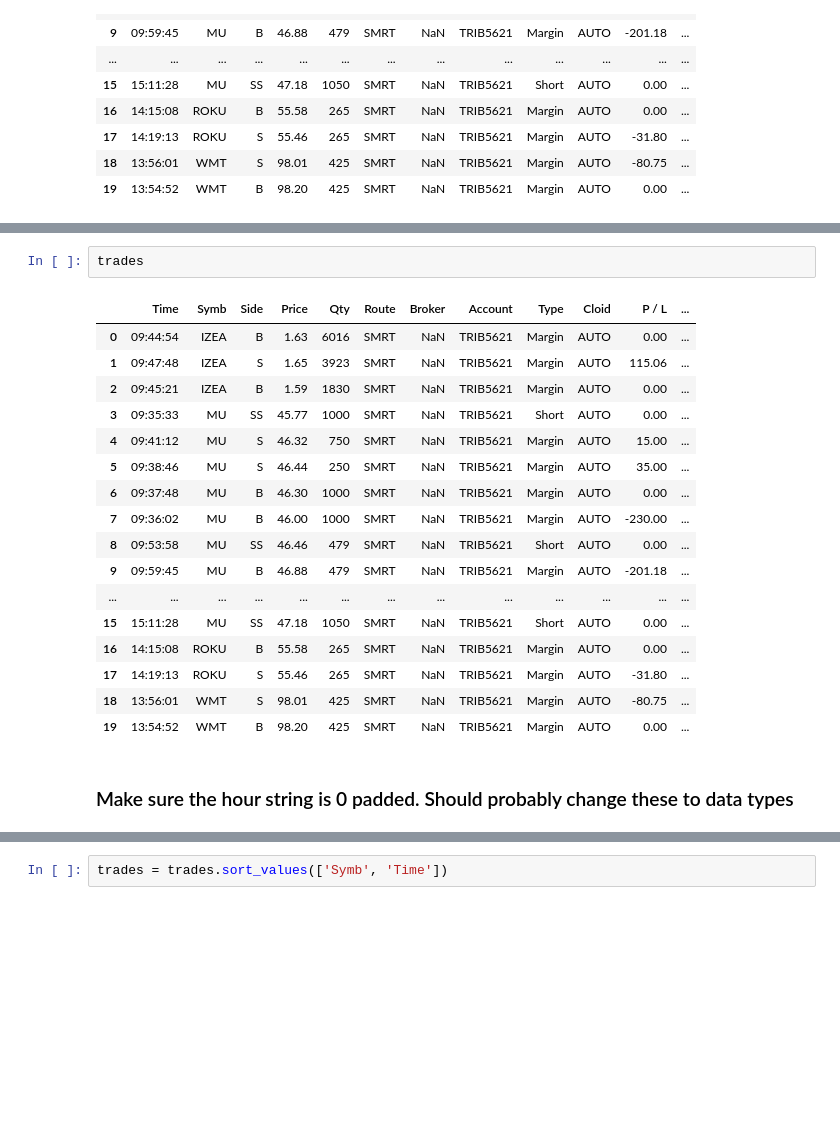
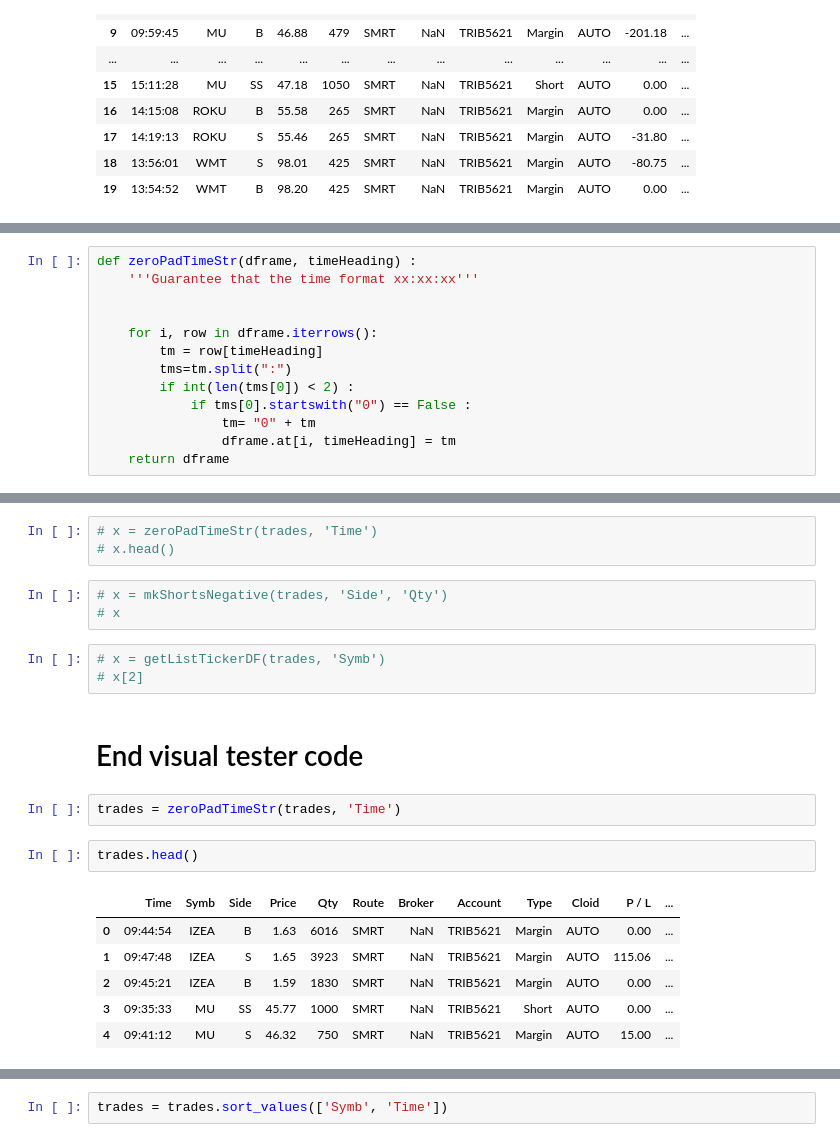
Before and after one commit to MikePia/structjour, a Jupyter notebook: trade.ipynb, the cells around one changed output, grey strips where cells are left out. Drawn from its saved outputs; the diff is of its cells as text; blank space fills up the shorter version.

```diff
--- a/trade.ipynb
+++ b/trade.ipynb
@@ -71,0 +89,13 @@ def createDf(dframe, numRow) :
+# %%
+def zeroPadTimeStr(dframe, timeHeading) :
+    '''Guarantee that the time format xx:xx:xx'''
+
+
+    for i, row in dframe.iterrows():
+        tm = row[timeHeading]
+        tms=tm.split(":")
+        if int(len(tms[0]) < 2) :
+            if tms[0].startswith("0") == False :
+                tm= "0" + tm
+                dframe.at[i, timeHeading] = tm
+    return dframe
@@ -77,22 +126,22 @@ ddf
+# %%
+# x = zeroPadTimeStr(trades, 'Time')
+# x.head()
+# %%
+# x = mkShortsNegative(trades, 'Side', 'Qty')
+# x
+# %%
+# x = getListTickerDF(trades, 'Symb')
+# x[2]
+# %% [markdown]
+# End visual tester code
+# %%
+trades = zeroPadTimeStr(trades, 'Time')
 # %%
-trades
+trades.head()
 # %% [output]
 |  | Time | Symb | Side | Price | Qty | Route | Broker | Account | Type | Cloid | P / L | ... |
 | 0 | 09:44:54 | IZEA | B | 1.63 | 6016 | SMRT | NaN | TRIB5621 | Margin | AUTO | 0.00 | ... |
 | 1 | 09:47:48 | IZEA | S | 1.65 | 3923 | SMRT | NaN | TRIB5621 | Margin | AUTO | 115.06 | ... |
 | 2 | 09:45:21 | IZEA | B | 1.59 | 1830 | SMRT | NaN | TRIB5621 | Margin | AUTO | 0.00 | ... |
 | 3 | 09:35:33 | MU | SS | 45.77 | 1000 | SMRT | NaN | TRIB5621 | Short | AUTO | 0.00 | ... |
 | 4 | 09:41:12 | MU | S | 46.32 | 750 | SMRT | NaN | TRIB5621 | Margin | AUTO | 15.00 | ... |
-| 5 | 09:38:46 | MU | S | 46.44 | 250 | SMRT | NaN | TRIB5621 | Margin | AUTO | 35.00 | ... |
-| 6 | 09:37:48 | MU | B | 46.30 | 1000 | SMRT | NaN | TRIB5621 | Margin | AUTO | 0.00 | ... |
-| 7 | 09:36:02 | MU | B | 46.00 | 1000 | SMRT | NaN | TRIB5621 | Margin | AUTO | -230.00 | ... |
-| 8 | 09:53:58 | MU | SS | 46.46 | 479 | SMRT | NaN | TRIB5621 | Short | AUTO | 0.00 | ... |
-| 9 | 09:59:45 | MU | B | 46.88 | 479 | SMRT | NaN | TRIB5621 | Margin | AUTO | -201.18 | ... |
-| ... | ... | ... | ... | ... | ... | ... | ... | ... | ... | ... | ... | ... |
-| 15 | 15:11:28 | MU | SS | 47.18 | 1050 | SMRT | NaN | TRIB5621 | Short | AUTO | 0.00 | ... |
-| 16 | 14:15:08 | ROKU | B | 55.58 | 265 | SMRT | NaN | TRIB5621 | Margin | AUTO | 0.00 | ... |
-| 17 | 14:19:13 | ROKU | S | 55.46 | 265 | SMRT | NaN | TRIB5621 | Margin | AUTO | -31.80 | ... |
-| 18 | 13:56:01 | WMT | S | 98.01 | 425 | SMRT | NaN | TRIB5621 | Margin | AUTO | -80.75 | ... |
-| 19 | 13:54:52 | WMT | B | 98.20 | 425 | SMRT | NaN | TRIB5621 | Margin | AUTO | 0.00 | ... |
-# %% [markdown]
-### Make sure the hour string is 0 padded.  Should probably change these to data types
```
Also changed, not shown: parts of 28 cells of this notebook, 1 other file.
